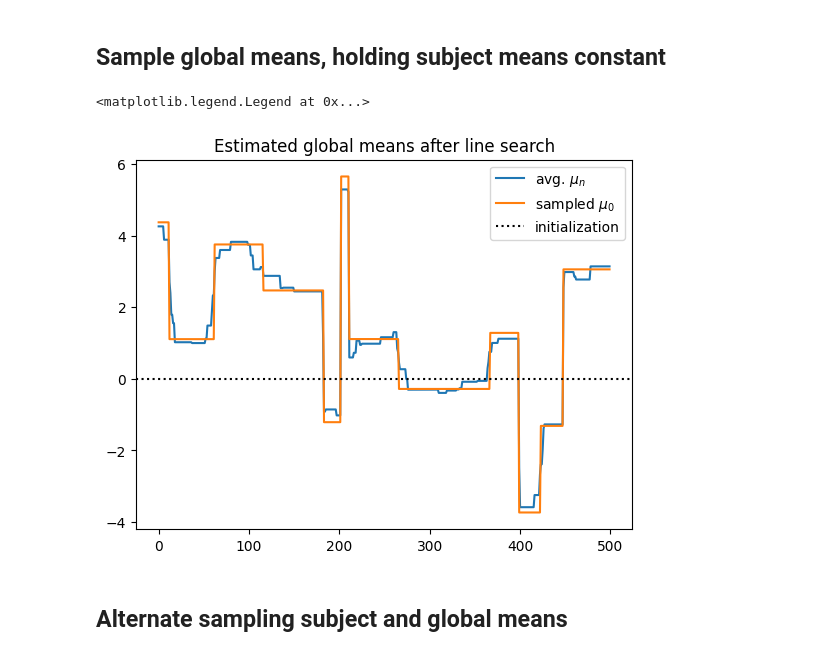
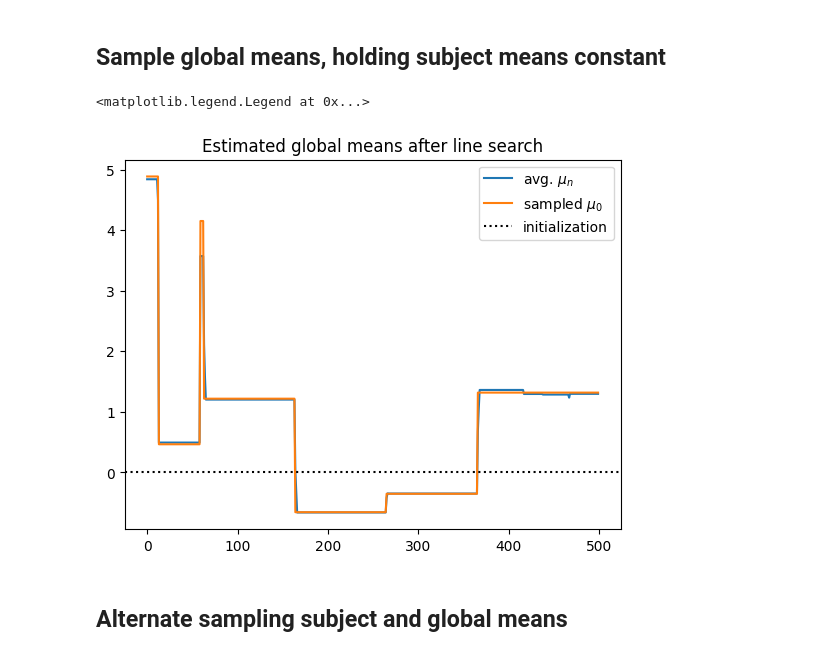
Before and after one commit to emdupre/bayes-ca, a Jupyter notebook: experiments/simulations.ipynb, the cells around one changed output. Drawn from its saved outputs; the diff is of its cells as text; code cells hidden in the pictures.

```diff
--- a/experiments/simulations.ipynb
+++ b/experiments/simulations.ipynb
@@ -65,8 +65,8 @@ num_timesteps = 500
 
 mu_pri = 0.0
 sigmasq_pri = 3.0**2
-sigmasq_subj = 0.5 * sigmasq_pri   # Note: variance of jump size is 2 * sigmasq_pri
-sigmasq_obs = 0.5**2
+sigmasq_subj = 1.5**2
+sigmasq_obs = 0.1**2
 
 mu_pri = _safe_handling_params(mu_pri, num_features)
 sigmasq_pri = _safe_handling_params(sigmasq_pri, num_features)
@@ -76,7 +76,7 @@ sigmasq_obs = _safe_handling_params(sigmasq_obs, num_features)
 # temporal params
 num_states = 100
 max_duration = num_states + 1
-hazard_prob = 0.05
+hazard_prob = 0.01
 
 hazard_rates = hazard_prob * jnp.ones(max_duration)
 hazard_rates = hazard_rates.at[-1].set(1.0)
@@ -127,18 +127,18 @@ from bayes_ca.prox_grad import pgd
 # x0 = 0.5 * jr.normal(jr.PRNGKey(0), (num_timesteps, num_features))
 x0 = jnp.zeros((num_timesteps, num_features))
 
-result = pgd(x0, subj_means, mu_pri, sigmasq_pri, sigmasq_subj, hazard_rates)
+result, loss, init_loss = pgd(x0, subj_means, mu_pri, sigmasq_pri, sigmasq_subj, hazard_rates)
 est_global_means = result.x
 # %%
-plt.plot(true_subj_means.mean(axis=0), label='avg. $\mu_n$')
-plt.plot(est_global_means, label='sampled $\mu_0$')
+plt.plot(true_subj_means.mean(axis=0)[:, 0], label='avg. $\mu_n$')
+plt.plot(est_global_means[:, 0], label='sampled $\mu_0$')
 # plt.plot(g, ls='-.', label='gradient', alpha=0.8)
 plt.axhline(0.0, color='k', ls=':', label='initialization')
 plt.title(f'Estimated global means after line search')
 plt.legend()
 # %% [output]
 <matplotlib.legend.Legend at 0x...>
-[figure, old version]
+[figure, new version]
 # %% [markdown]
 ## Alternate sampling subject and global means
 # %%
```
Also changed, not shown: parts of 22 cells of this notebook, 1 other file.
